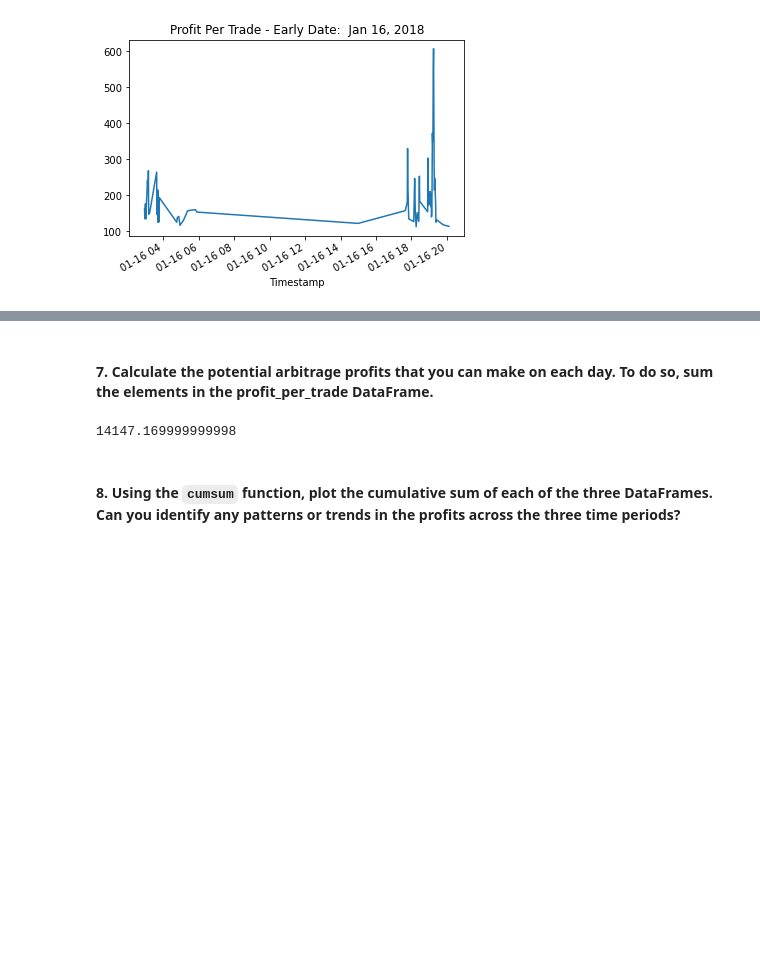
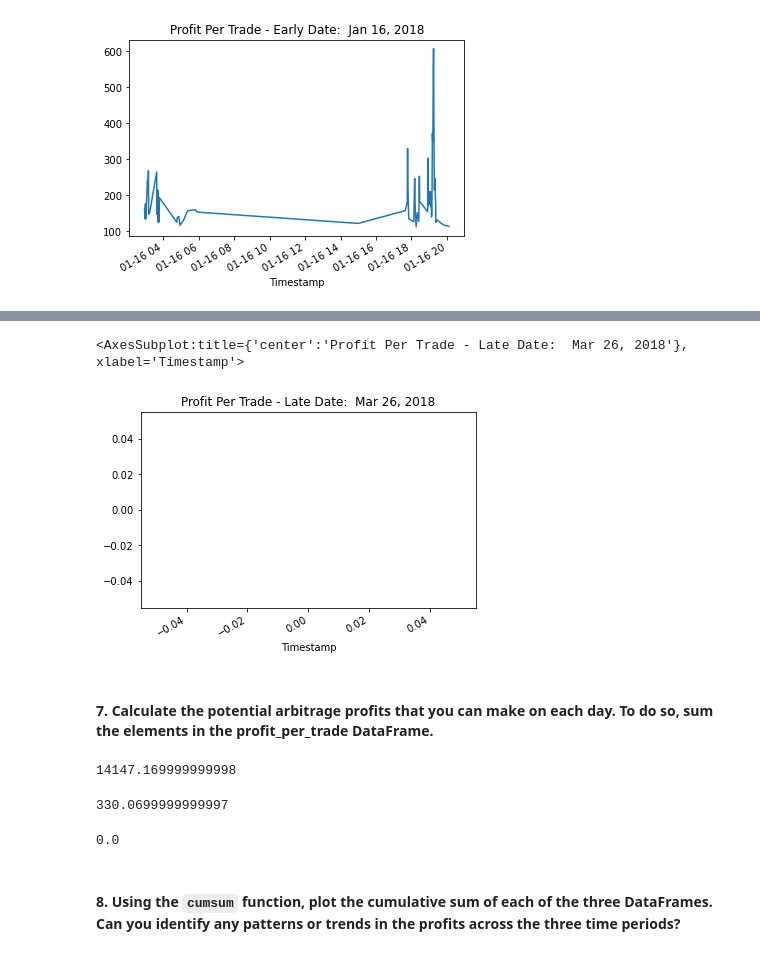
Before and after one commit to vkure/CFB_Mod3_Challenge, a Jupyter notebook: Module3_Challenge_Files/crypto_arbitrage.ipynb, the cells around one changed output, grey strips where cells are left out. Cells and saved outputs as stored; diff of their text form; code cells hidden in the pictures; blank space fills up the shorter version.

```diff
--- a/Module3_Challenge_Files/crypto_arbitrage.ipynb
+++ b/Module3_Challenge_Files/crypto_arbitrage.ipynb
@@ -397,0 +397,9 @@ Name: Close, dtype: float64
+# %%
+# Since the first two outputs are positive, Coinbase is higher priced for the early and middle dates.
+# For the last date, Bitstamp is higher priced so we should reverse the definition.
+arbitrage_spread_late = bitstamp_sliced.loc["2018-03-26":"2018-03-26"] - coinbase_sliced.loc["2018-03-26":"2018-03-26"]
+# Use a conditional statement to generate the summary statistics for each arbitrage_spread DataFrame
+
+display(arbitrage_spread_early[arbitrage_spread_early > 0].describe())
+display(arbitrage_spread_middle[arbitrage_spread_middle > 0].describe())
+display(arbitrage_spread_late[arbitrage_spread_late > 0].describe())
@@ -496,10 +625,19 @@ profit_per_trade_early.plot(title="Profit Per Trade - Early Date:  Jan 16, 2018"
+# %%
+display(profit_per_trade_late.plot(title="Profit Per Trade - Late Date:  Mar 26, 2018"))
+# %% [output]
+<AxesSubplot:title={'center':'Profit Per Trade - Late Date:  Mar 26, 2018'}, xlabel='Timestamp'>
+[figure, added]
 # %% [markdown]
 #### 7. Calculate the potential arbitrage profits that you can make on each day. To do so, sum the elements in the profit_per_trade DataFrame.
 # %%
 # Calculate the sum of the potential profits for the early profit per trade DataFrame
-profit_per_trade_early.sum()
+display(profit_per_trade_early.sum())
+display(profit_per_trade_middle.sum())
+display(profit_per_trade_late.sum())
 # %% [output]
 14147.169999999998
+330.0699999999997
+0.0
 # %% [markdown]
 #### 8. Using the `cumsum` function, plot the cumulative sum of each of the three DataFrames. Can you identify any patterns or trends in the profits across the three time periods?
 # %%
```
Also changed, not shown: parts of 18 cells of this notebook, 4 other files.
